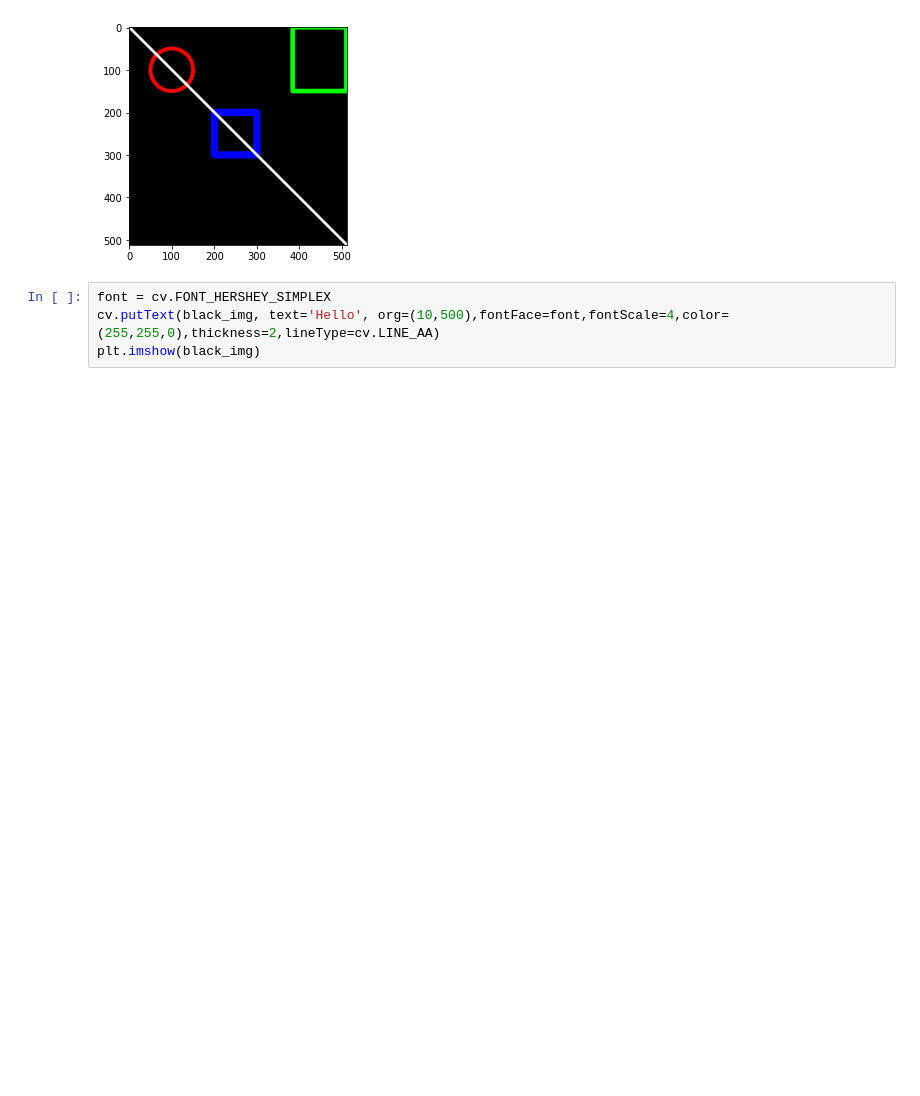
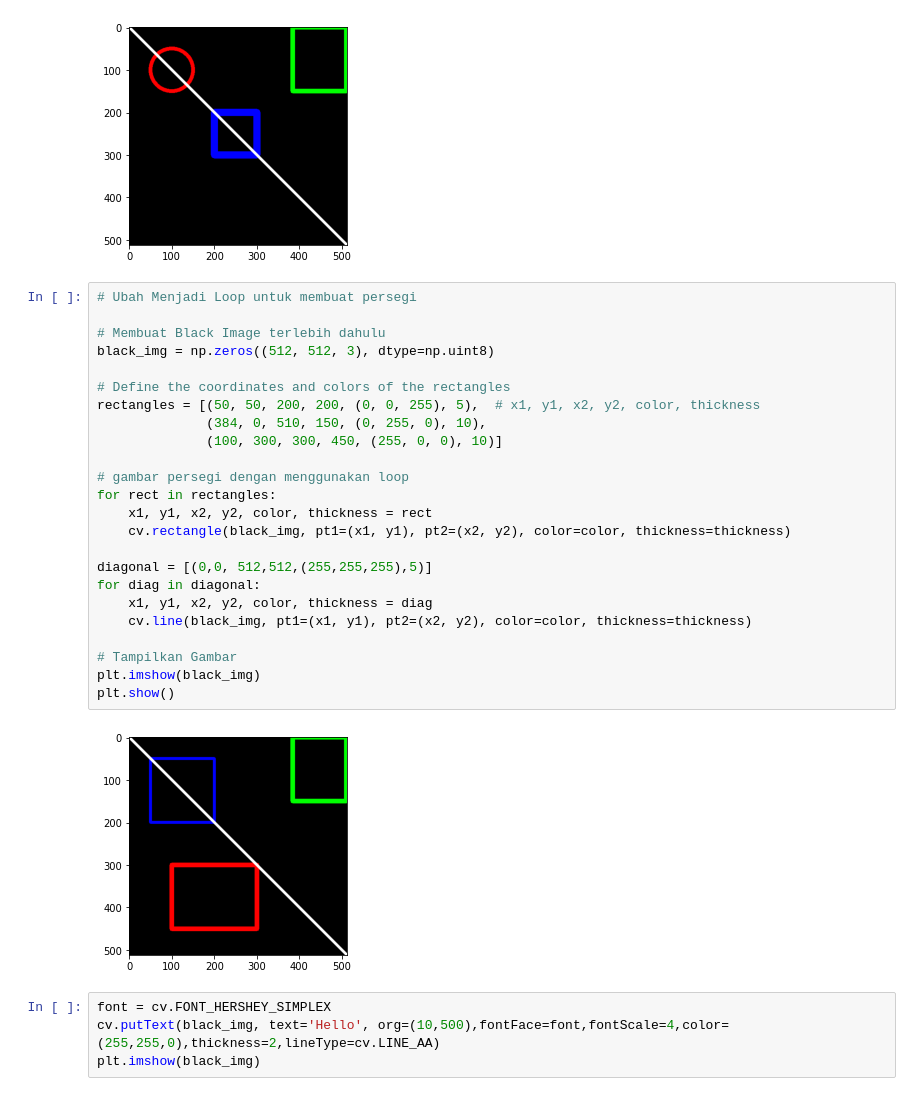
Before and after one commit to judhacdc/PCVK_Genap_2023, a Jupyter notebook: Week2.ipynb, the cells around one changed output. Saved outputs shown, nothing was run; the diff lists cells and outputs as text; blank space fills up the shorter version.

```diff
--- a/Week2.ipynb
+++ b/Week2.ipynb
@@ -90,6 +90,32 @@ plt.imshow(black_img)
 # %% [output]
 <matplotlib.image.AxesImage at 0x...>
 [figure]
+# %%
+# Ubah Menjadi Loop untuk membuat persegi
+
+# Membuat Black Image terlebih dahulu
+black_img = np.zeros((512, 512, 3), dtype=np.uint8)
+
+# Define the coordinates and colors of the rectangles
+rectangles = [(50, 50, 200, 200, (0, 0, 255), 5),  # x1, y1, x2, y2, color, thickness
+              (384, 0, 510, 150, (0, 255, 0), 10),
+              (100, 300, 300, 450, (255, 0, 0), 10)]
+
+# gambar persegi dengan menggunakan loop
+for rect in rectangles:
+    x1, y1, x2, y2, color, thickness = rect
+    cv.rectangle(black_img, pt1=(x1, y1), pt2=(x2, y2), color=color, thickness=thickness)
+
+diagonal = [(0,0, 512,512,(255,255,255),5)]
+for diag in diagonal:
+    x1, y1, x2, y2, color, thickness = diag
+    cv.line(black_img, pt1=(x1, y1), pt2=(x2, y2), color=color, thickness=thickness)
+
+# Tampilkan Gambar
+plt.imshow(black_img)
+plt.show()
+# %% [output]
+[figure, added]
 # %%
 font = cv.FONT_HERSHEY_SIMPLEX
 cv.putText(black_img, text='Hello', org=(10,500),fontFace=font,fontScale=4,color=(255,255,0),thickness=2,lineType=cv.LINE_AA)
```
Also changed, not shown: parts of 17 cells of this notebook.
